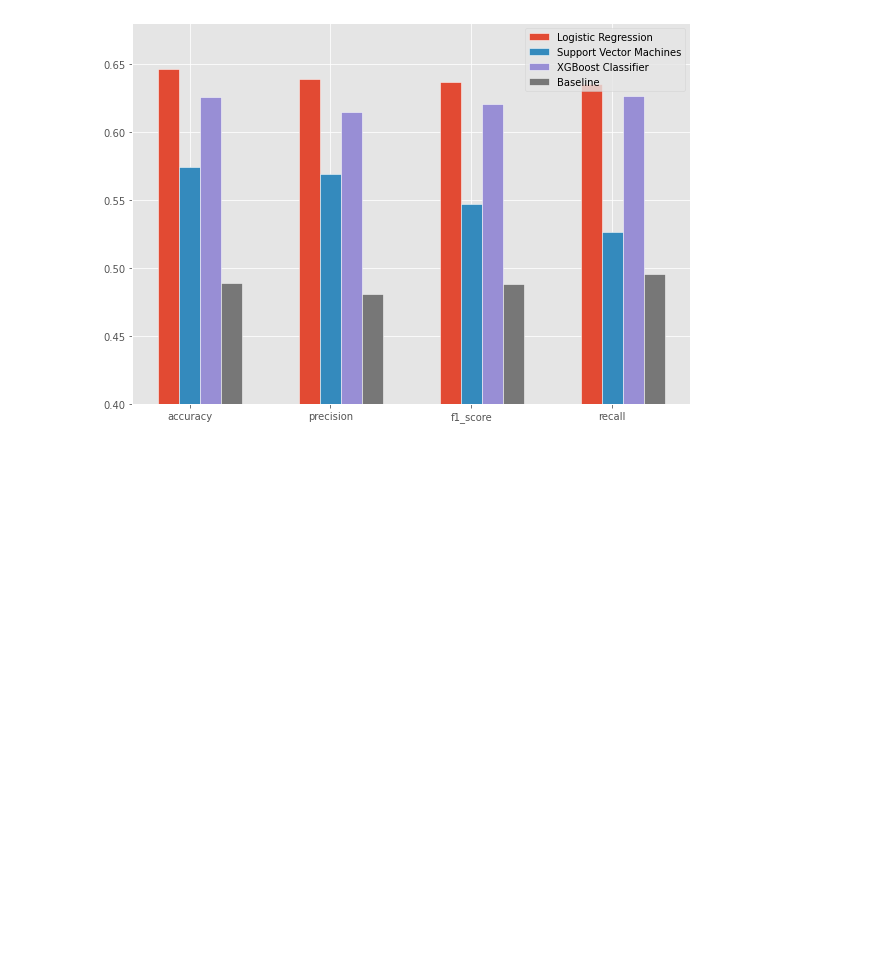
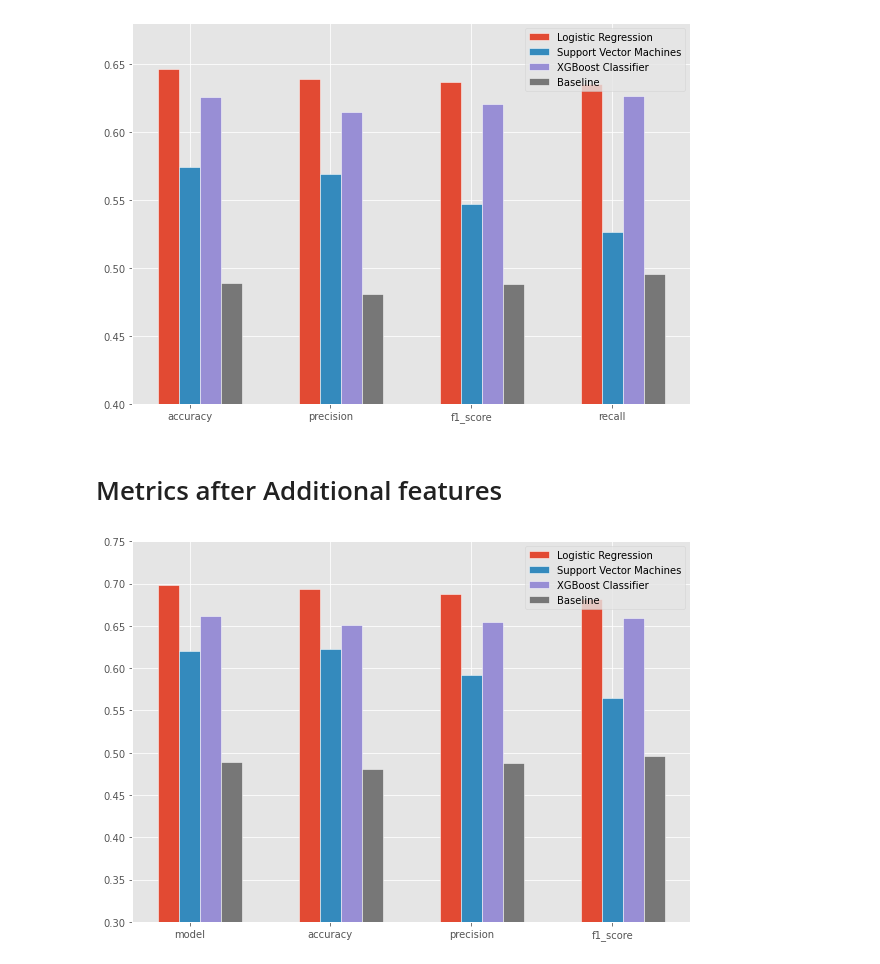
Before and after one commit to es-g/MSc_Ethereum_price_trend_analysis, a Jupyter notebook: metrics.ipynb, the cells around one changed output. Cells and saved outputs as stored; diff of their text form; code cells hidden in the pictures; blank space fills up the shorter version.

```diff
--- a/metrics.ipynb
+++ b/metrics.ipynb
@@ -536,3 +538,11 @@ metrics_max5 = metrics_max5.reset_index().drop('index', axis=1)
 plot_metrics_baseline(metrics_max5, baseline_metrics, ylim=[0.4, 0.68])
 # %% [output]
 [figure]
+# %% [markdown]
+# Metrics after Additional features
+# %%
+metrics_new = pd.read_csv('metrics_new.csv').drop(columns='Unnamed: 0')
+
+plot_metrics_baseline(metrics_new, baseline_metrics, ylim=[0.3, 0.75])
+# %% [output]
+[figure, added]
```
Also changed, not shown: parts of 3 cells of this notebook, 4 other files.
